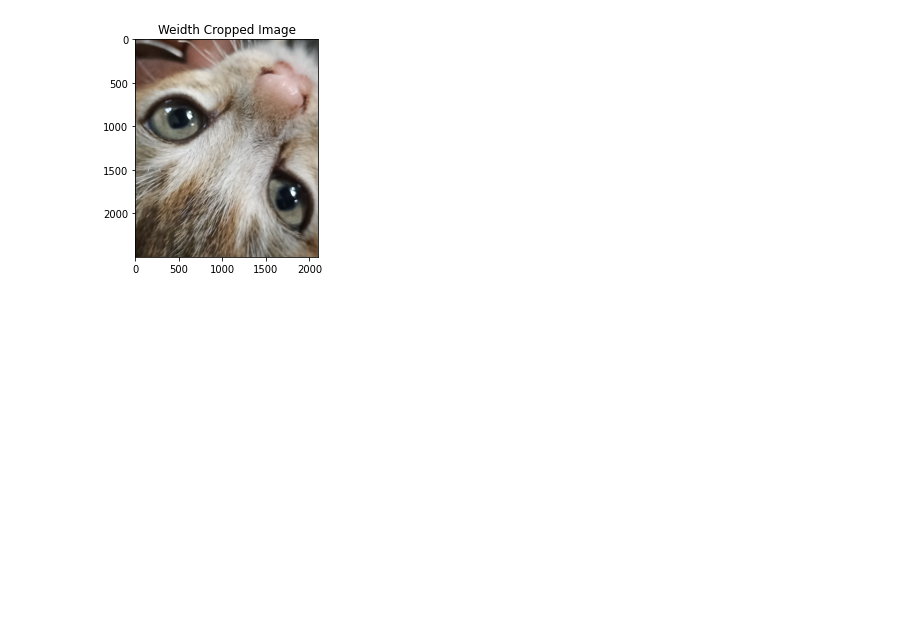
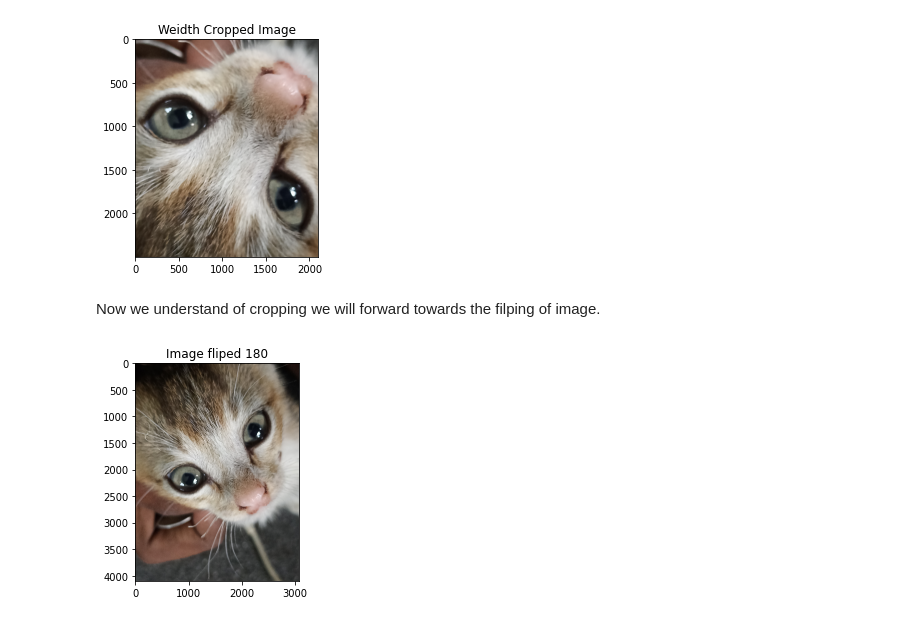
Before and after one commit to codeXpawan/OpenCV_Practice, a Jupyter notebook: OpenCV.ipynb, the cells around one changed output. Drawn from its saved outputs; the diff is of its cells as text; code cells hidden in the pictures; blank space fills up the shorter version.

```diff
--- a/OpenCV.ipynb
+++ b/OpenCV.ipynb
@@ -41,3 +41,12 @@ plt.title("Weidth Cropped Image")
 plt.show()
 # %% [output]
 [figure]
+# %% [markdown]
+Now we understand of cropping we will forward towards the filping of image.
+# %%
+img_flip = cv.flip(img,0)
+plt.imshow(cv.cvtColor(img_flip,cv.COLOR_RGB2BGR))
+plt.title("Image fliped 180")
+plt.show()
+# %% [output]
+[figure, added]
```
Also changed, not shown: parts of 2 cells of this notebook.
